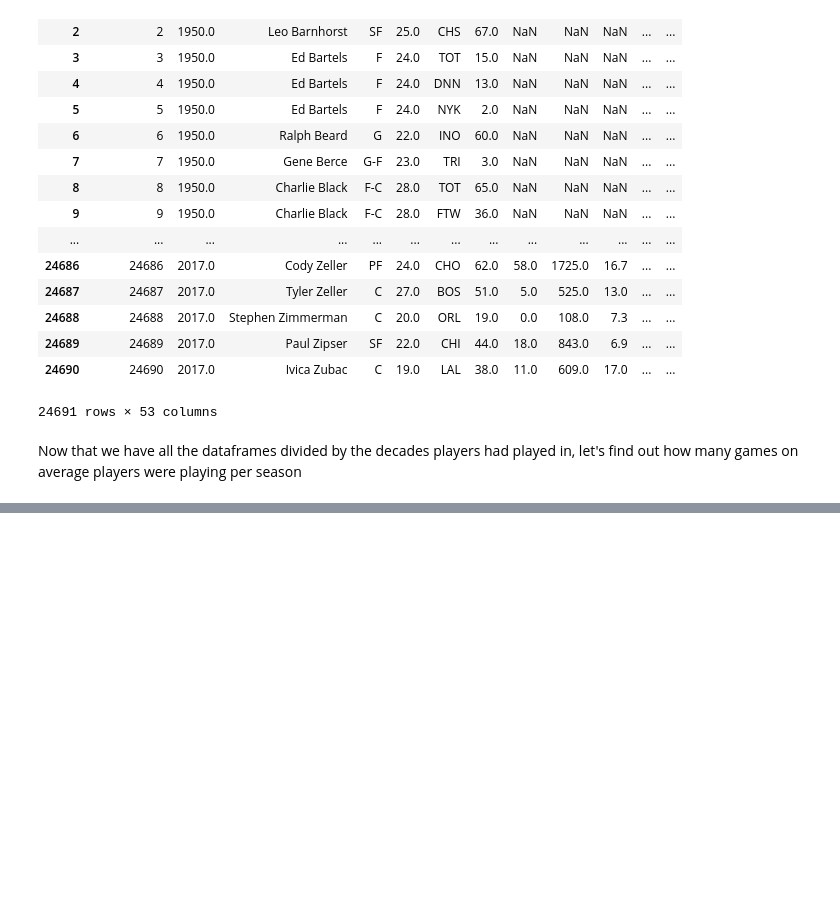
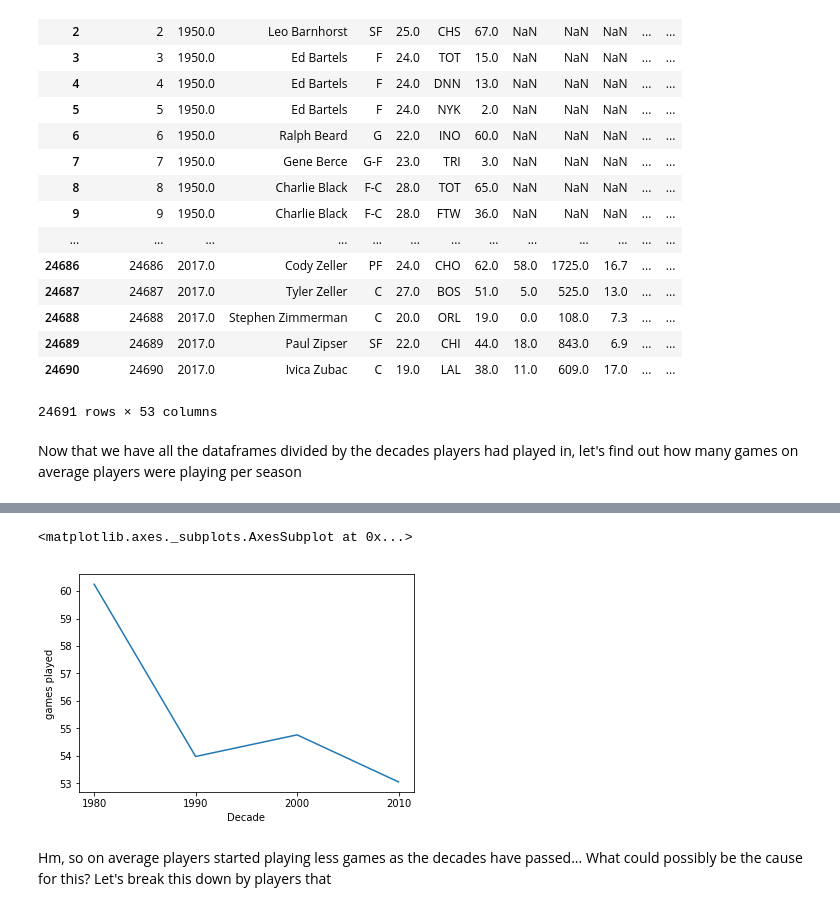
Before and after one commit to C3NZ/NBA-analysis, a Jupyter notebook: Exploring the NBA.ipynb, the cells around one changed output, grey strips where cells are left out. Saved outputs shown, nothing was run; the diff lists cells and outputs as text; code cells hidden in the pictures; blank space fills up the shorter version.

```diff
--- a/Exploring the NBA.ipynb
+++ b/Exploring the NBA.ipynb
@@ -80,0 +96,7 @@ player_stats.Pos.value_counts().plot(kind='bar', y='Pos')
+# %%
+sbs.lineplot(x='Decade', y='games played', data=gp_df)
+# %% [output]
+<matplotlib.axes._subplots.AxesSubplot at 0x...>
+[figure, added]
+# %% [markdown]
+Hm, so on average players started playing less games as the decades have passed... What could possibly be the cause for this? Let's break this down by players that
```
Also changed, not shown: parts of 44 cells of this notebook.
